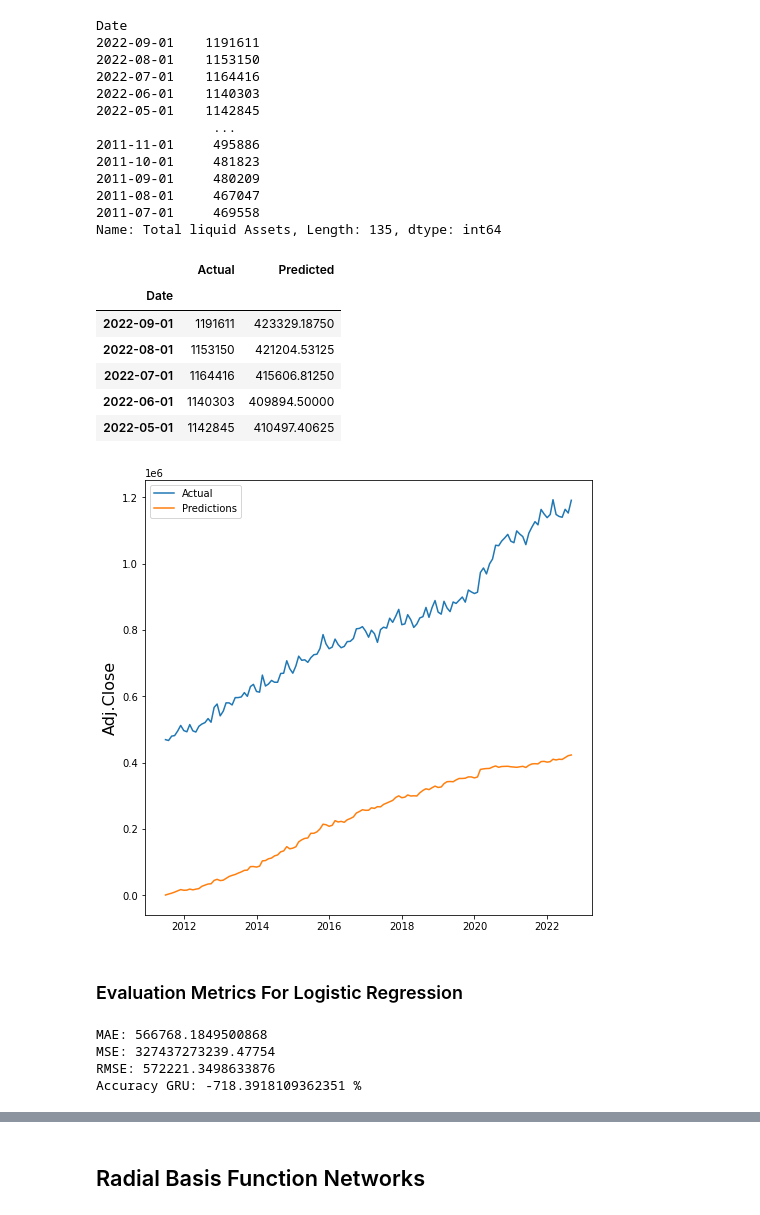
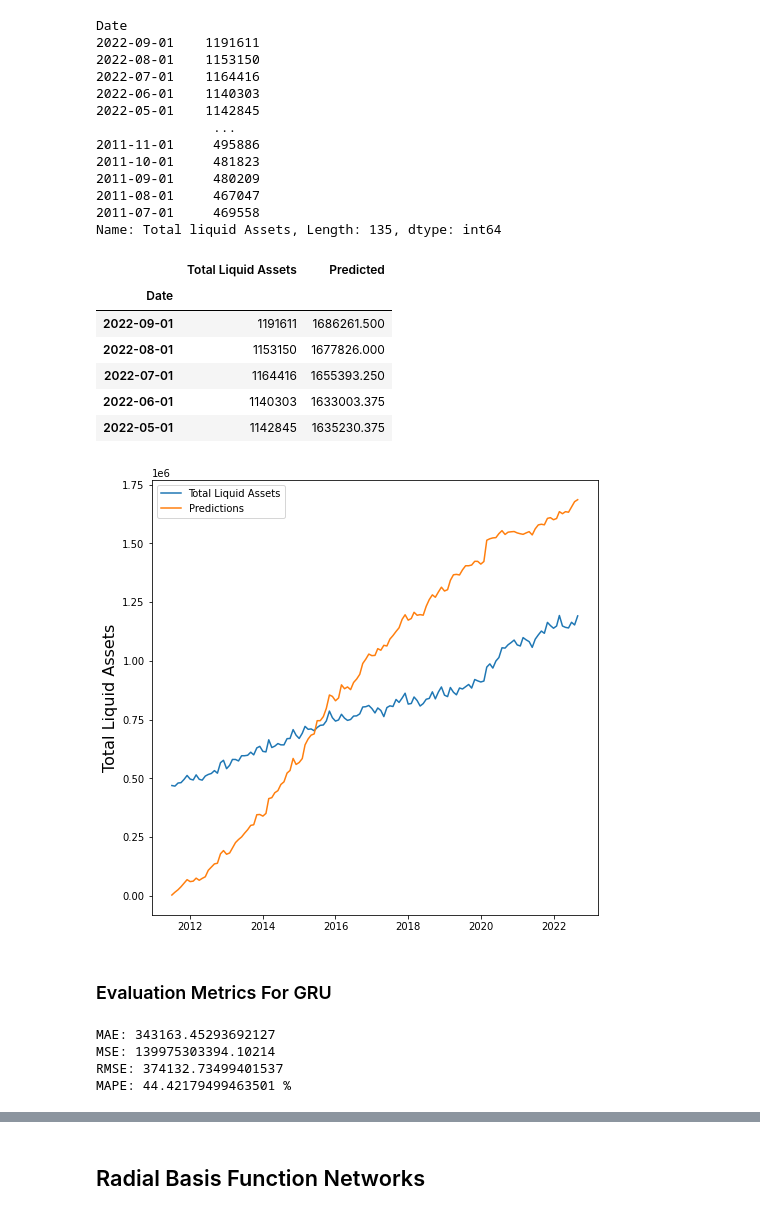
Before and after one commit to Khuks/Predicting-Aggregate-Liquidity-For-A-Central-Bank-Using-Machine-Learning-Algorithms-, a Jupyter notebook: Copy_of_Predicting_Aggregate_Liquidity.ipynb, the cells around one changed output, grey strips where cells are left out. Saved outputs shown, nothing was run; the diff lists cells and outputs as text; code cells hidden in the pictures.

```diff
--- a/Copy_of_Predicting_Aggregate_Liquidity.ipynb
+++ b/Copy_of_Predicting_Aggregate_Liquidity.ipynb
@@ -791,6 +791,6 @@ X_test.shape
 # %% [output]
 (135, 1, 10)
 # %%
-yhat_test = model.predict(X_test)
+yhat_test = model.predict(X_test)*4
 yhat_test
 # %% [output]
@@ -829,25 +829,25 @@ Date
 2011-07-01     469558
 Name: Total liquid Assets, Length: 135, dtype: int64
 # %%
-gru_pred_data = pd.DataFrame({'Actual': y_test, 'Predicted': yhat_test.flatten()})
+gru_pred_data = pd.DataFrame({'Total Liquid Assets': y_test, 'Predicted': yhat_test.flatten()})
 gru_pred_data.head()
 # %% [output]
-|  | Actual | Predicted |
+|  | Total Liquid Assets | Predicted |
 | Date |  |  |
-| 2022-09-01 | 1191611 | 423329.18750 |
-| 2022-08-01 | 1153150 | 421204.53125 |
-| 2022-07-01 | 1164416 | 415606.81250 |
-| 2022-06-01 | 1140303 | 409894.50000 |
-| 2022-05-01 | 1142845 | 410497.40625 |
+| 2022-09-01 | 1191611 | 1686261.500 |
+| 2022-08-01 | 1153150 | 1677826.000 |
+| 2022-07-01 | 1164416 | 1655393.250 |
+| 2022-06-01 | 1140303 | 1633003.375 |
+| 2022-05-01 | 1142845 | 1635230.375 |
 # %%
 plt.figure(figsize=(8,8))
-plt.ylabel('Adj.Close', fontsize=16)
+plt.ylabel('Total Liquid Assets', fontsize=16)
 plt.plot(gru_pred_data)
-plt.legend(['Actual', 'Predictions'])
+plt.legend(['Total Liquid Assets', 'Predictions'])
 plt.show()
 # %% [output]
-[figure, old version]
+[figure, new version]
 # %% [markdown]
-### Evaluation Metrics For Logistic Regression
+### Evaluation Metrics For GRU
 # %%
 from sklearn.metrics import r2_score
@@ -855,12 +856,12 @@ from sklearn.metrics import r2_score
 print('MAE:', metrics.mean_absolute_error(y_test,yhat_test))
 print('MSE:', metrics.mean_squared_error(y_test,yhat_test))
 print('RMSE:', np.sqrt(metrics.mean_squared_error(y_test,yhat_test)))
-print("Accuracy GRU:",metrics.r2_score(y_test,yhat_test,multioutput='variance_weighted')*100,"%")
+print('MAPE:', mean_absolute_percentage_error(y_test, yhat_test)*100,"%")
 # %% [output]
-MAE: 566768.1849500868
-MSE: 327437273239.47754
-RMSE: 572221.3498633876
-Accuracy GRU: -718.3918109362351 %
+MAE: 343163.45293692127
+MSE: 139975303394.10214
+RMSE: 374132.73499401537
+MAPE: 44.42179499463501 %
 # %%
 # Visualizing the differences between actual prices and predicted values
 plt.scatter(y_test,yhat_test,)
```
Also changed, not shown: parts of 20 cells of this notebook.
